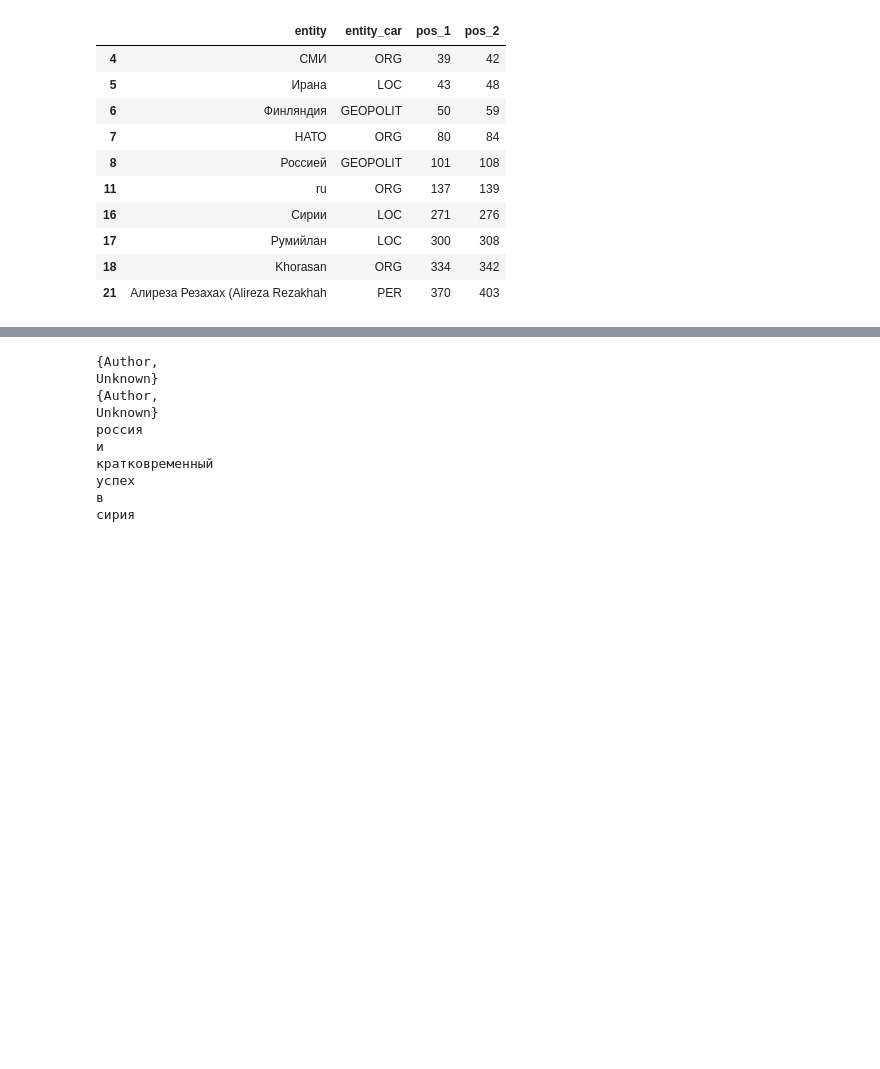
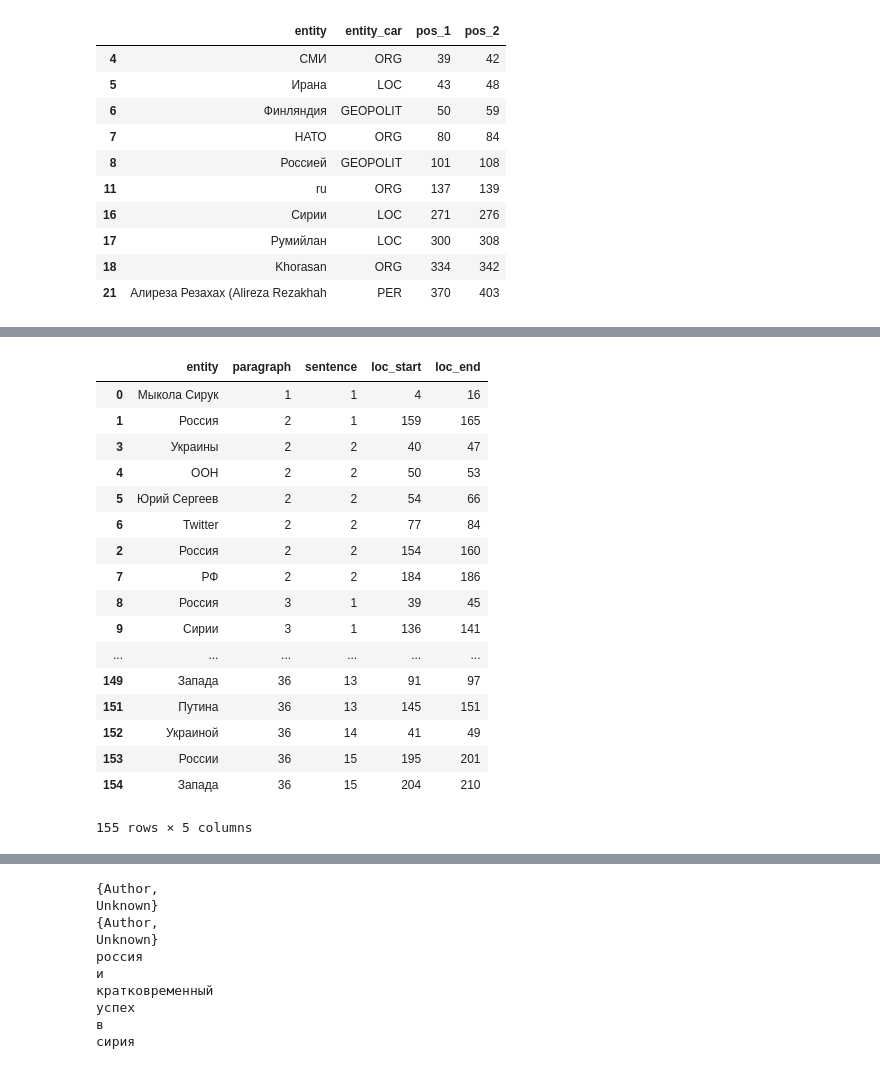
Before and after one commit to DmitrySerg/HSE-NLP-Summer-School, a Jupyter notebook: NLP_summerschool.ipynb, the cells around one changed output, grey strips where cells are left out. Cells and saved outputs as stored; diff of their text form; code cells hidden in the pictures; blank space fills up the shorter version.

```diff
--- a/NLP_summerschool.ipynb
+++ b/NLP_summerschool.ipynb
@@ -285,0 +347,21 @@ ENTITIES.head()
+# %%
+ENTITIES
+# %% [output]
+|  | entity | paragraph | sentence | loc_start | loc_end |
+| 0 | Мыкола Сирук | 1 | 1 | 4 | 16 |
+| 1 | Россия | 2 | 1 | 159 | 165 |
+| 3 | Украины | 2 | 2 | 40 | 47 |
+| 4 | ООН | 2 | 2 | 50 | 53 |
+| 5 | Юрий Сергеев | 2 | 2 | 54 | 66 |
+| 6 | Twitter | 2 | 2 | 77 | 84 |
+| 2 | Россия | 2 | 2 | 154 | 160 |
+| 7 | РФ | 2 | 2 | 184 | 186 |
+| 8 | Россия | 3 | 1 | 39 | 45 |
+| 9 | Сирии | 3 | 1 | 136 | 141 |
+| ... | ... | ... | ... | ... | ... |
+| 149 | Запада | 36 | 13 | 91 | 97 |
+| 151 | Путина | 36 | 13 | 145 | 151 |
+| 152 | Украиной | 36 | 14 | 41 | 49 |
+| 153 | России | 36 | 15 | 195 | 201 |
+| 154 | Запада | 36 | 15 | 204 | 210 |
+155 rows × 5 columns
```
Also changed, not shown: parts of 24 cells of this notebook.
